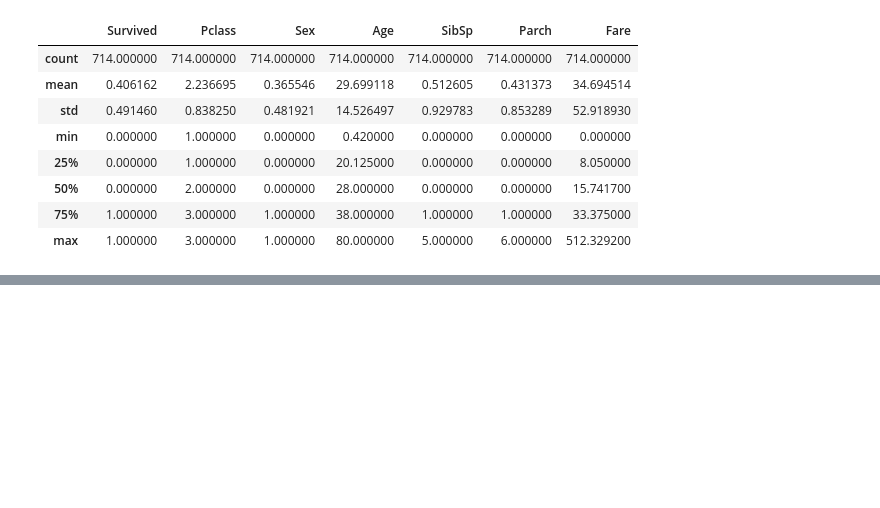
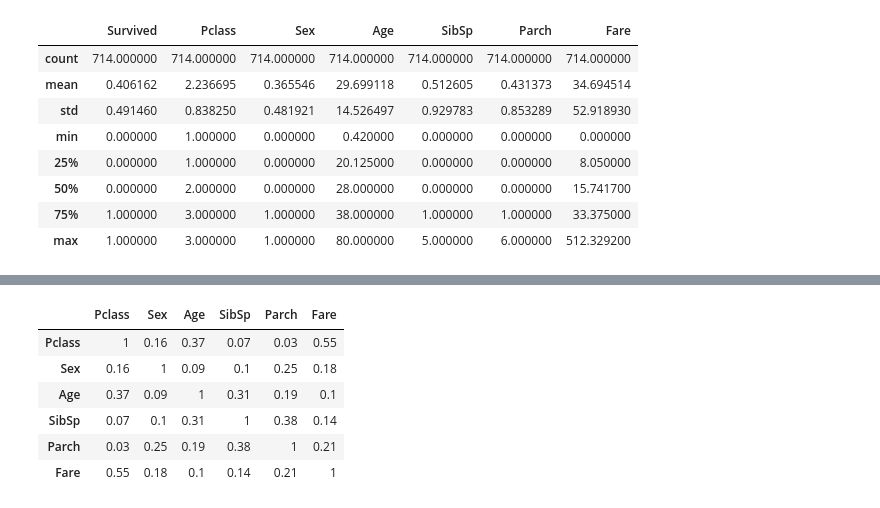
Before and after one commit to Inventrohyder/udacity-machine-capstone, a Jupyter notebook: titanic.ipynb, the cells around one changed output, grey strips where cells are left out. Drawn from its saved outputs; the diff is of its cells as text; code cells hidden in the pictures; blank space fills up the shorter version.

```diff
--- a/titanic.ipynb
+++ b/titanic.ipynb
@@ -63,0 +80,21 @@ df.describe()
+# %%
+# First let's get the labels and features separated
+y = df['Survived']
+x = df.drop(columns='Survived')
+
+# Reduce the memory usage and clean out df
+df = None
+
+# Let's look at our features and their correlations
+# Create correlation matrix for just Features to determine different models to test
+corr_matrix = x.corr().abs().round(2)
+
+corr_matrix.style.background_gradient(cmap='Blues')
+# %% [output]
+|  | Pclass | Sex | Age | SibSp | Parch | Fare |
+| Pclass | 1 | 0.16 | 0.37 | 0.07 | 0.03 | 0.55 |
+| Sex | 0.16 | 1 | 0.09 | 0.1 | 0.25 | 0.18 |
+| Age | 0.37 | 0.09 | 1 | 0.31 | 0.19 | 0.1 |
+| SibSp | 0.07 | 0.1 | 0.31 | 1 | 0.38 | 0.14 |
+| Parch | 0.03 | 0.25 | 0.19 | 0.38 | 1 | 0.21 |
+| Fare | 0.55 | 0.18 | 0.1 | 0.14 | 0.21 | 1 |
```
Also changed, not shown: parts of 1 cell of this notebook.
